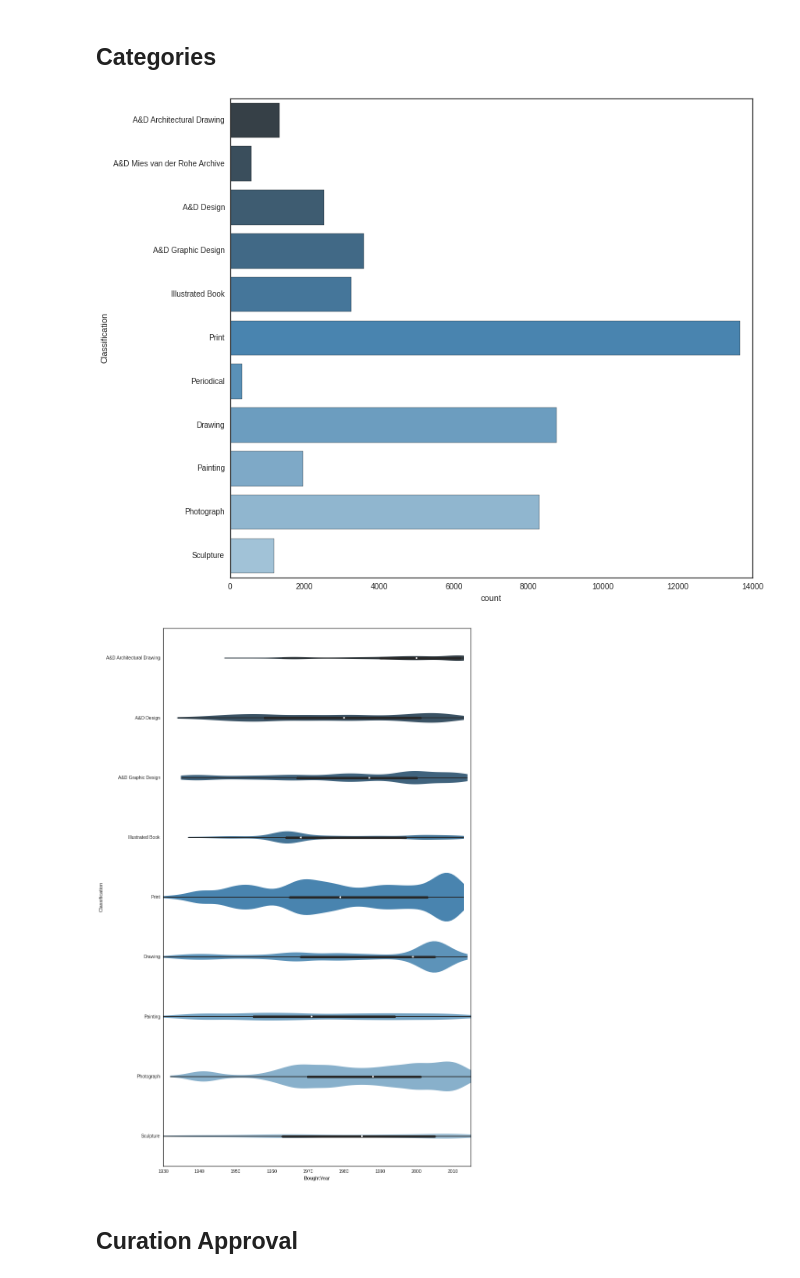
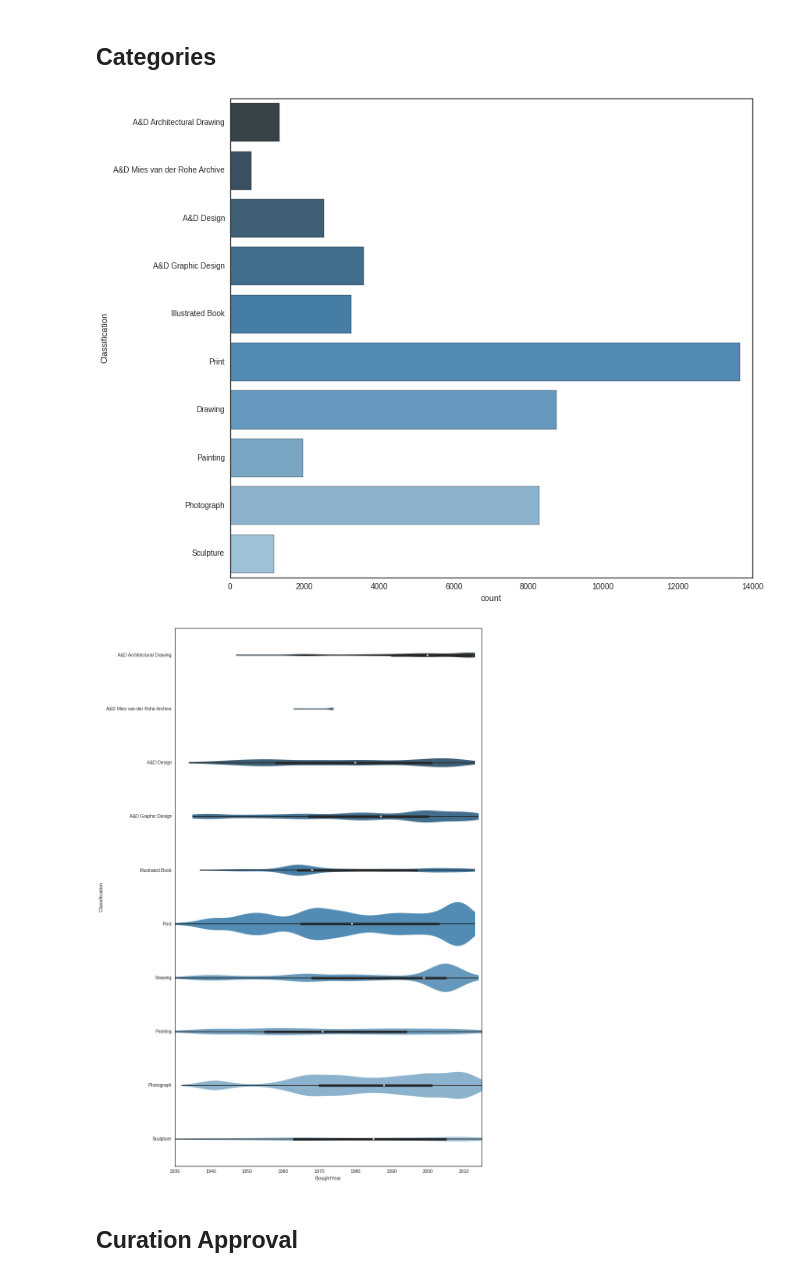
Before and after one commit to Kintaro/datascience, a Jupyter notebook: Artworks/ArtCollection.ipynb, the cells around one changed output. Saved outputs shown, nothing was run; the diff lists cells and outputs as text; code cells hidden in the pictures.

```diff
--- a/Artworks/ArtCollection.ipynb
+++ b/Artworks/ArtCollection.ipynb
@@ -150,24 +164,24 @@ plt.show()
 ## Categories
 # %%
 plt.figure(figsize=(12,11))
-counts = [k for k, v in dict(data.Classification.value_counts()).items() if v > 300]
+counts = [k for k, v in dict(data.Classification.value_counts()[:10]).items()]
 g = sns.countplot(y="Classification", data=data[data.Classification.isin(counts)],
                   palette="Blues_d")
 g.patch.set_visible(False)
 plt.show()
 # %% [output]
-[figure, old version]
+[figure, new version]
 # %%
-counts = [k for k, v in dict(data.Classification.value_counts()).items() if v > 1000]
+counts = [k for k, v in dict(data.Classification.value_counts()[:10]).items()]
 
 plt.figure(figsize=(12,21))
 g = sns.violinplot(x="BoughtYear", y="Classification",
                    data=data[data.Classification.isin(counts)],
                    scale='count', cut=0, bw='scott', palette="Blues_d");
 g.set_xlim([1930, 2015])
 plt.show()
 # %% [output]
-[figure, old version]
+[figure, new version]
 # %% [markdown]
 ## Curation Approval
 # %%
```
Also changed, not shown: parts of 4 cells of this notebook.
